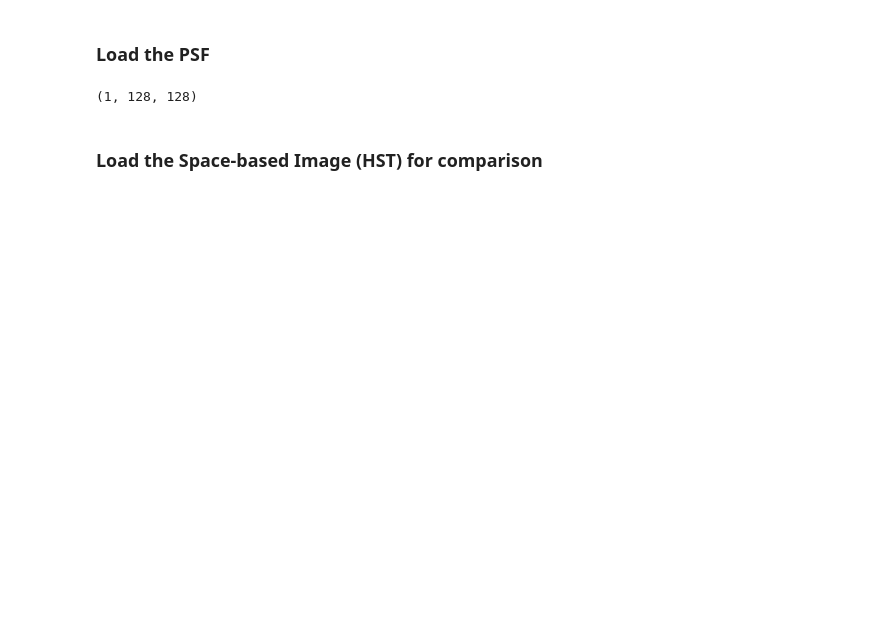
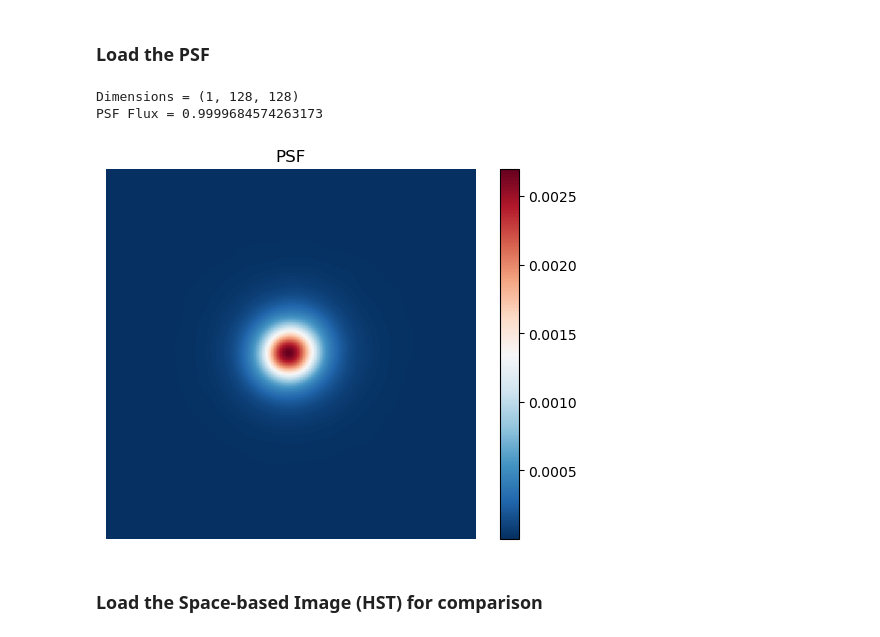
Before and after one commit to utsav-akhaury/SUNet, a Jupyter notebook: tutorial.ipynb, the cells around one changed output. Cells and saved outputs as stored; diff of their text form; code cells hidden in the pictures; blank space fills up the shorter version.

```diff
--- a/tutorial.ipynb
+++ b/tutorial.ipynb
@@ -26,17 +35,27 @@ vlt.shape
 # %%
 """
 Convention :
 
     Point Spread Function (PSF)   : 3D numpy array  (channels, height, width).
+    PSF should be flux normalised to 1.
 
 """
 
 psf = np.load('../Cantale_dat/psfs/psf_vlt.npy')
 psf = np.expand_dims(psf, axis=0)
 
-psf.shape
+print('Dimensions =', psf.shape)
+print('PSF Flux =', np.sum(psf))          # PSF should be flux normalised to 1
+
+plt.imshow(psf[0,:,:], cmap=cmap)
+plt.colorbar()
+plt.title('PSF')
+plt.axis('off')
+plt.show()
 # %% [output]
-(1, 128, 128)
+Dimensions = (1, 128, 128)
+PSF Flux = 0.9999684574263173
+[figure, added]
 # %% [markdown]
 ### Load the Space-based Image (HST) for comparison
 # %%
```
Also changed, not shown: parts of 4 cells of this notebook.
